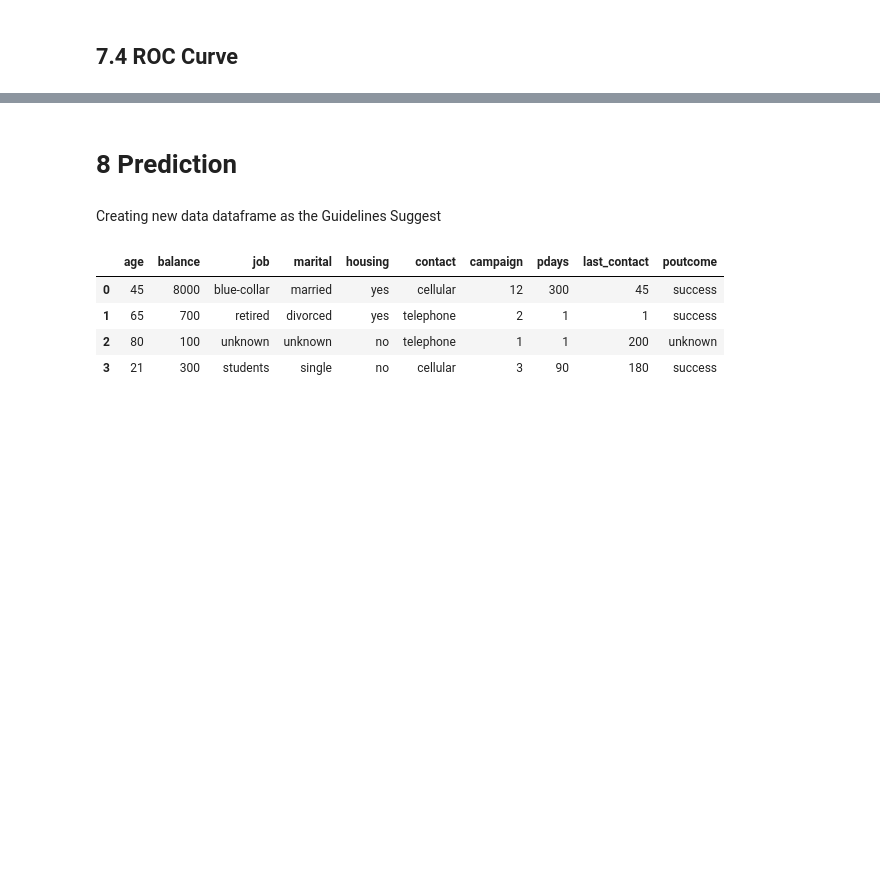
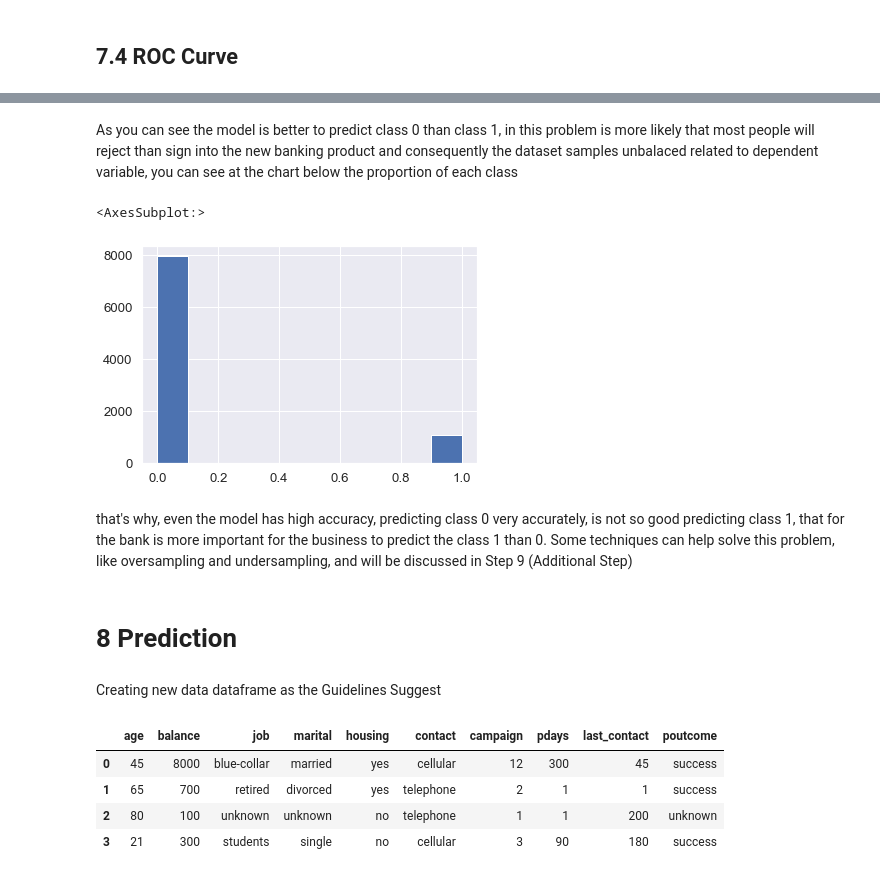
Before and after one commit to EmaTran/CSIS3290_GroupProject, a Jupyter notebook: MiniProject2/CSIS3290_MiniProject2.ipynb, the cells around one changed output, grey strips where cells are left out. Saved outputs shown, nothing was run; the diff lists cells and outputs as text; code cells hidden in the pictures; blank space fills up the shorter version.

```diff
--- a/MiniProject2/CSIS3290_MiniProject2.ipynb
+++ b/MiniProject2/CSIS3290_MiniProject2.ipynb
@@ -931,3 +931,12 @@ You should see that the number of false negative is quite big. It is easier for
+# %% [markdown]
+As you can see the model is better to predict class 0 than class 1, in this problem is more likely that most people will reject than sign into the new banking product and consequently the dataset samples unbalaced related to dependent variable, you can see at the chart below the proportion of each class
+# %%
+y.hist()
+# %% [output]
+<AxesSubplot:>
+[figure, added]
+# %% [markdown]
+that's why, even the model has high accuracy, predicting class 0 very accurately, is not so good predicting class 1, that for the bank is more important for the business to predict the class 1 than 0. Some techniques can help solve this problem, like oversampling and undersampling, and will be discussed in Step 9 (Additional Step)
 # %% [markdown]
 # 8 Prediction
 # %% [markdown]
```
Also changed, not shown: parts of 28 cells of this notebook.
